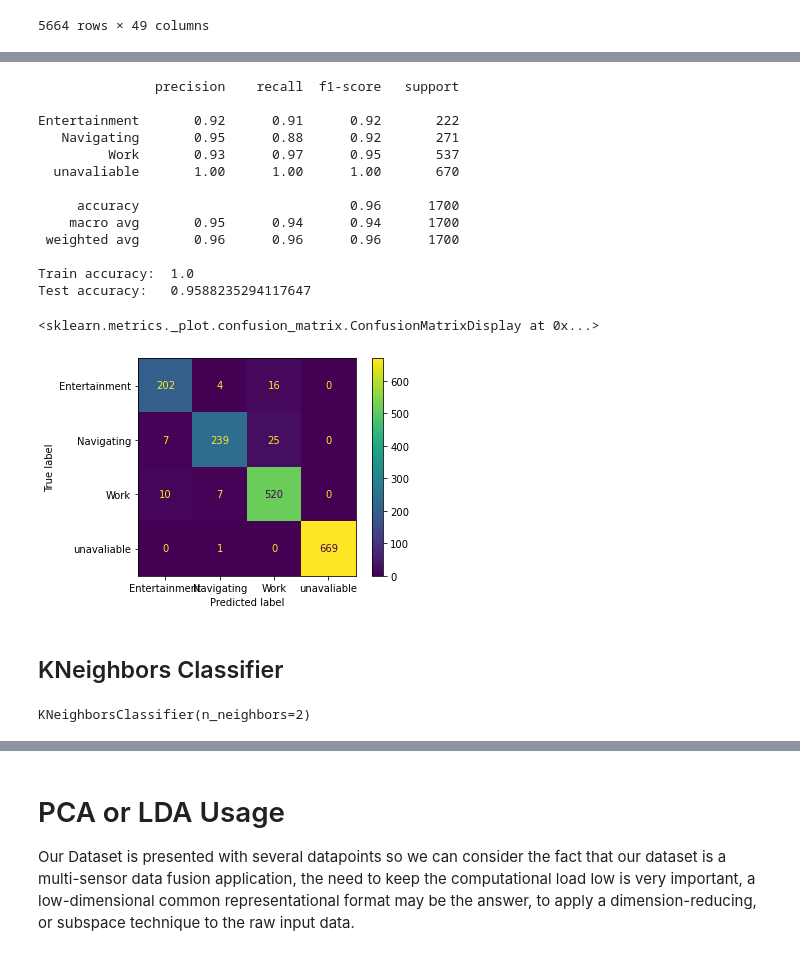
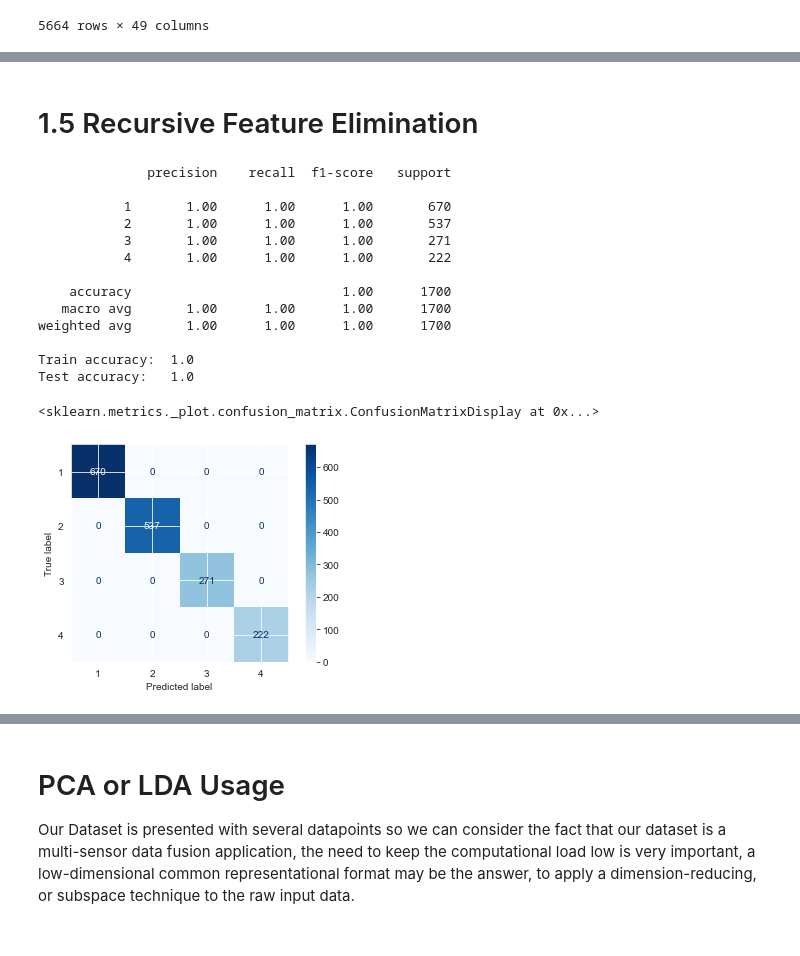
Before and after one commit to nunof98/data-fusion, a Jupyter notebook: app_classification.ipynb, the cells around one changed output, grey strips where cells are left out. Saved outputs shown, nothing was run; the diff lists cells and outputs as text; code cells hidden in the pictures.

Commit message:
Add RFE model and feature analysis

```diff
--- a/app_classification.ipynb
+++ b/app_classification.ipynb
@@ -277,7 +304,0 @@ scores = {}
-# %%
-from sklearn.tree import DecisionTreeClassifier
-
-# build decision tree classifier
-clf_gini = DecisionTreeClassifier(criterion='gini', max_depth=5, random_state=0)
-# train decision tree
-clf_gini.fit(X_train, y_train)
@@ -313,0 +375,9 @@ Test accuracy:   0.7611764705882353
+# %%
+from sklearn.neural_network import MLPClassifier
+
+
+# build MLP classifier
+mlp = MLPClassifier(hidden_layer_sizes=(200, 40, 10), activation='relu', solver='adam', max_iter=1000)
+# train model
+mlp.fit(X_train, y_train)
+plt.plot(mlp.loss_curve_)
@@ -313,0 +387,9 @@ Test accuracy:   0.7611764705882353
+# %%
+# make prediction
+y_pred_mlp = mlp.predict(X_test)
+print(classification_report(y_test, y_pred_mlp))
+print(f'Train accuracy:\t {mlp.score(X_train, y_train)}')
+print(f'Test accuracy:\t {mlp.score(X_test, y_test)}')
+scores['MLP'] =  mlp.score(X_test, y_test)
+
+ConfusionMatrixDisplay.from_predictions(y_test, y_pred_mlp, cmap='Blues')
@@ -325,36 +446,32 @@ RandomForestClassifier()
+# %% [markdown]
+# 1.5 Recursive Feature Elimination
 # %%
+from sklearn.feature_selection import RFE
+
+# build and fit classifier
+rfe = RFE(RandomForestClassifier(), step=1).fit(X, y)
+
 # make prediction
-y_pred_rfc = rfc.predict(X_test)
-print(classification_report(y_test, y_pred_rfc))
-print(f'Train accuracy:\t {rfc.score(X_train, y_train)}')
-print(f'Test accuracy:\t {rfc.score(X_test, y_test)}')
-scores['Random Forest'] = rfc.score(X_test, y_test)
+y_pred_rfe = rfe.predict(X_test)
+print(classification_report(y_test, y_pred_rfe))
+print(f'Train accuracy:\t {rfe.score(X_train, y_train)}')
+print(f'Test accuracy:\t {rfe.score(X_test, y_test)}')
+scores['RFE'] = rfe.score(X_test, y_test)
 
-ConfusionMatrixDisplay.from_predictions(y_test, y_pred_rfc)
+ConfusionMatrixDisplay.from_predictions(y_test, y_pred_rfe, cmap='Blues')
 # %% [output]
-               precision    recall  f1-score   support
+              precision    recall  f1-score   support
 
-Entertainment       0.92      0.91      0.92       222
-   Navigating       0.95      0.88      0.92       271
-         Work       0.93      0.97      0.95       537
-  unavaliable       1.00      1.00      1.00       670
+           1       1.00      1.00      1.00       670
+           2       1.00      1.00      1.00       537
+           3       1.00      1.00      1.00       271
+           4       1.00      1.00      1.00       222
 
-     accuracy                           0.96      1700
-    macro avg       0.95      0.94      0.94      1700
- weighted avg       0.96      0.96      0.96      1700
+    accuracy                           1.00      1700
+   macro avg       1.00      1.00      1.00      1700
+weighted avg       1.00      1.00      1.00      1700
 
 Train accuracy:  1.0
-Test accuracy:   0.9588235294117647
+Test accuracy:   1.0
 <sklearn.metrics._plot.confusion_matrix.ConfusionMatrixDisplay at 0x...>
-[figure, old version]
+[figure, new version]
-# %% [markdown]
-## KNeighbors Classifier
-# %%
-from sklearn.neighbors import KNeighborsClassifier
-
-# build KNeighbors classifier
-neigh = KNeighborsClassifier(n_neighbors=2)
-# train KNeighbors
-neigh.fit(X_train, y_train)
-# %% [output]
-KNeighborsClassifier(n_neighbors=2)
```
Also changed, not shown: parts of 188 cells of this notebook.
